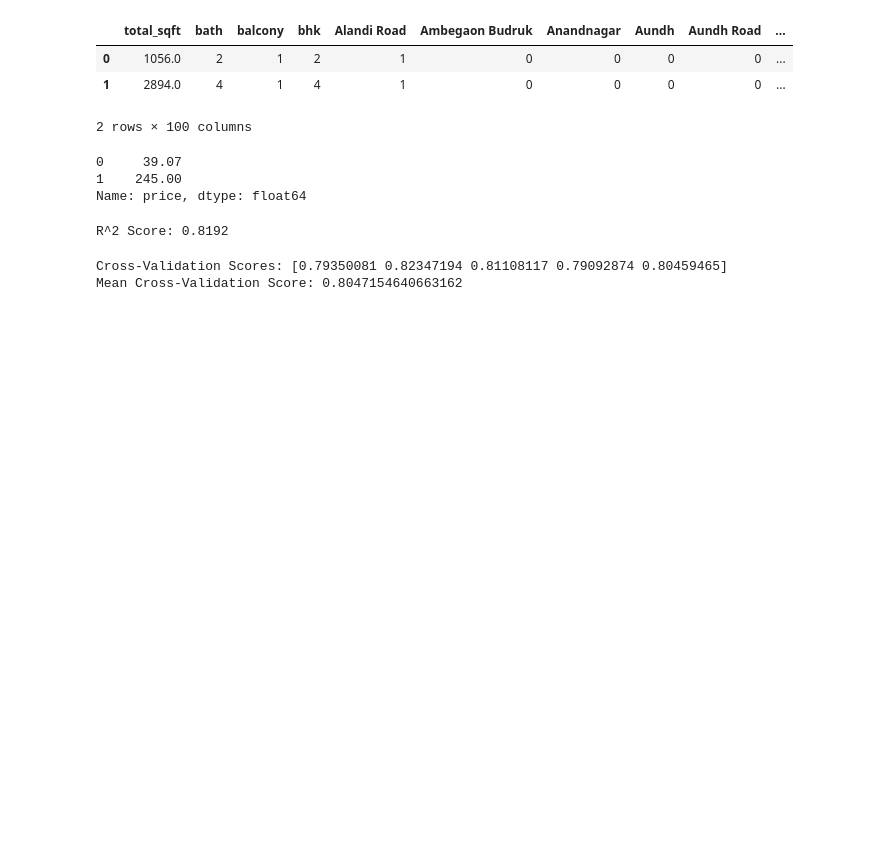
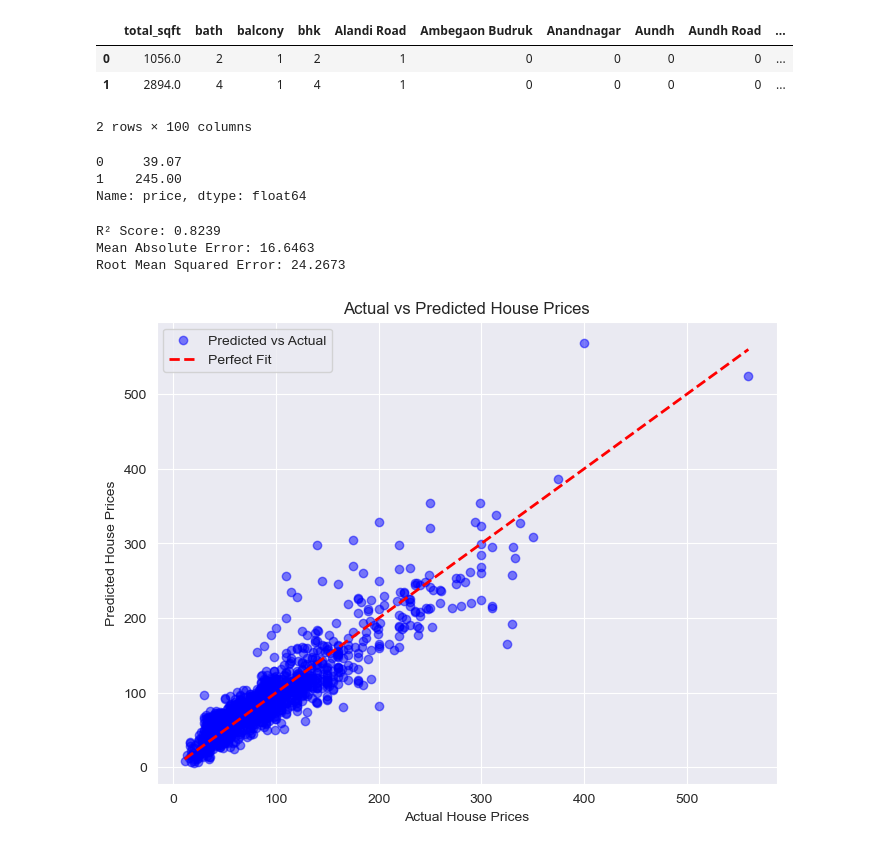
Before and after one commit to Domahajan/Scientific-Project, a Jupyter notebook: hpp.ipynb, the cells around one changed output. Cells and saved outputs as stored; diff of their text form; code cells hidden in the pictures; blank space fills up the shorter version.

```diff
--- a/hpp.ipynb
+++ b/hpp.ipynb
@@ -800,10 +800,10 @@ data_model.shape
 (7326, 101)
 # %%
 # Create the feature matrix 'x' by dropping the 'price' column from 'data_model'
-x = data_model.drop(columns='price')
+X = data_model.drop(columns='price')
 
 # Display the first two rows of 'x' to verify
-x.head(2)
+X.head(2)
 # %% [output]
 |  | total_sqft | bath | balcony | bhk | Alandi Road | Ambegaon Budruk | Anandnagar | Aundh | Aundh Road | ... |
 | 0 | 1056.0 | 2 | 1 | 2 | 1 | 0 | 0 | 0 | 0 | ... |
@@ -820,27 +820,39 @@ print(y.head(2))
 1    245.00
 Name: price, dtype: float64
 # %%
-# Split the dataset into training and testing sets
 from sklearn.model_selection import train_test_split
-x_train, x_test, y_train, y_test = train_test_split(x, y, test_size=0.2, random_state=10)
+from sklearn.linear_model import LinearRegression
+from sklearn.metrics import r2_score, mean_absolute_error, mean_squared_error
+
+# Split the dataset into training (80%) and testing (20%)
+X_train, X_test, y_train, y_test = train_test_split(X, y, test_size=0.2, random_state=42)
+
+# Initialize and train the Linear Regression model
+lr_model = LinearRegression()
+lr_model.fit(X_train, y_train)
+
+# Predictions on the test set
+y_pred = lr_model.predict(X_test)
+
+# Evaluate the model
+r2 = r2_score(y_test, y_pred)
+mae = mean_absolute_error(y_test, y_pred)
+rmse = np.sqrt(mean_squared_error(y_test, y_pred))
+print(f"R² Score: {r2:.4f}")
+print(f"Mean Absolute Error: {mae:.4f}")
+print(f"Root Mean Squared Error: {rmse:.4f}")
+
+plt.figure(figsize=(8, 6))
+plt.scatter(y_test, y_pred, color="blue", alpha=0.5, label="Predicted vs Actual")
+plt.plot([min(y_test), max(y_test)], [min(y_test), max(y_test)], color="red", linewidth=2, linestyle="--", label="Perfect Fit")
+plt.xlabel("Actual House Prices")
+plt.ylabel("Predicted House Prices")
+plt.title("Actual vs Predicted House Prices")
+plt.legend()
+plt.show()
+# %% [output]
+R² Score: 0.8239
+Mean Absolute Error: 16.6463
+Root Mean Squared Error: 24.2673
+[figure, added]
-# %%
-# Train and evaluate a linear regression model
-from sklearn.linear_model import LinearRegression
-lr_clf = LinearRegression()
-lr_clf.fit(x_train, y_train)
-r2_score = lr_clf.score(x_test, y_test)
-print(f"R^2 Score: {r2_score:.4f}")
-# %% [output]
-R^2 Score: 0.8192
-# %%
-# Evaluate your linear regression model using cross-validation
-from sklearn.model_selection import ShuffleSplit, cross_val_score
-from sklearn.linear_model import LinearRegression
-cv = ShuffleSplit(n_splits=5, test_size=0.2, random_state=0)
-scores = cross_val_score(LinearRegression(), x, y, cv=cv)
-print("Cross-Validation Scores:", scores)
-print("Mean Cross-Validation Score:", scores.mean())
-# %% [output]
-Cross-Validation Scores: [0.79350081 0.82347194 0.81108117 0.79092874 0.80459465]
-Mean Cross-Validation Score: 0.8047154640663162
 # %%
```
Also changed, not shown: parts of 2 cells of this notebook.
